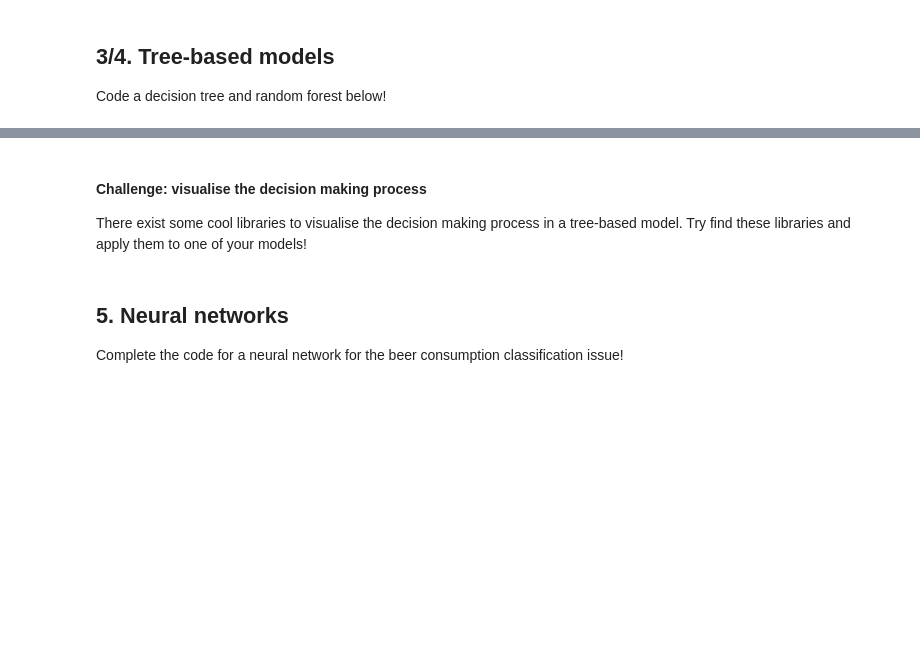
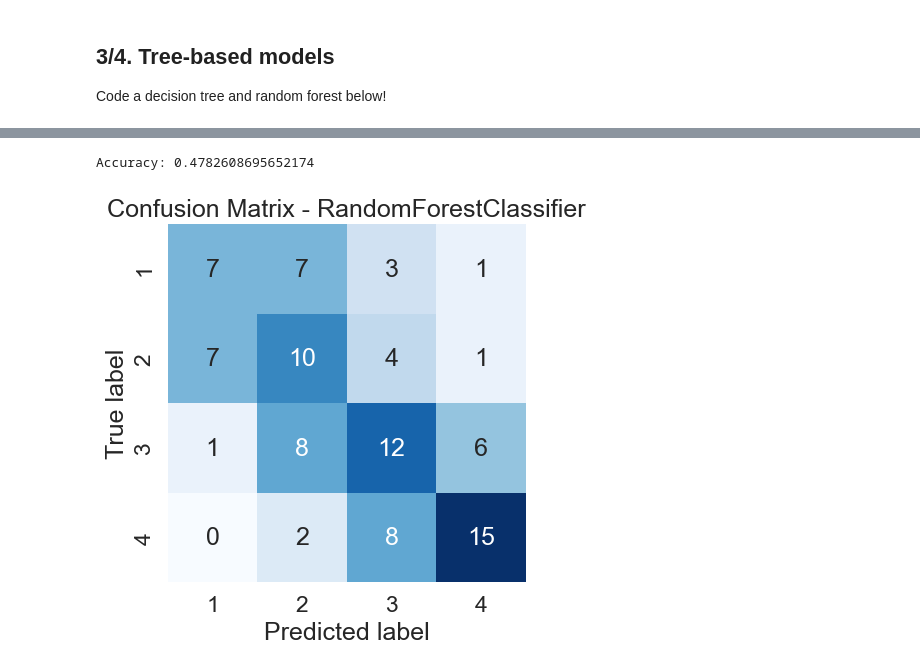
Before and after one commit to AILAB-CEFET-RJ/ml4ds, a Jupyter notebook: Classification_students.ipynb, the cells around one changed output, grey strips where cells are left out. Cells and saved outputs as stored; diff of their text form; code cells hidden in the pictures; blank space fills up the shorter version.

```diff
--- a/Classification_students.ipynb
+++ b/Classification_students.ipynb
@@ -158,16 +247,18 @@ print('Accuracy:', acc)
 # %%
 from sklearn.ensemble import RandomForestClassifier
 from sklearn.metrics import accuracy_score
 
 # Fill in the blank with a random forest model
 rf_model = RandomForestClassifier(n_estimators=100, random_state=42)
 
 rf_model.fit(X_train, y_train)
 
 y_pred = rf_model.predict(X_test)
 
 acc = accuracy_score(y_test, y_pred)
 print('Accuracy:', acc)
+
+plot_confusion_matrix(y_test, y_pred, model_name="RandomForestClassifier")
+# %% [output]
+Accuracy: 0.4782608695652174
+[figure, added]
-# %% [markdown]
-#### Challenge: visualise the decision making process
-There exist some cool libraries to visualise the decision making process in a tree-based model. Try find these libraries and apply them to one of your models!
@@ -176,3 +264,0 @@ There exist some cool libraries to visualise the decision making process in a tr
-# %% [markdown]
-## 5. Neural networks
-Complete the code for a neural network for the beer consumption classification issue!
```
Also changed, not shown: parts of 23 cells of this notebook.
